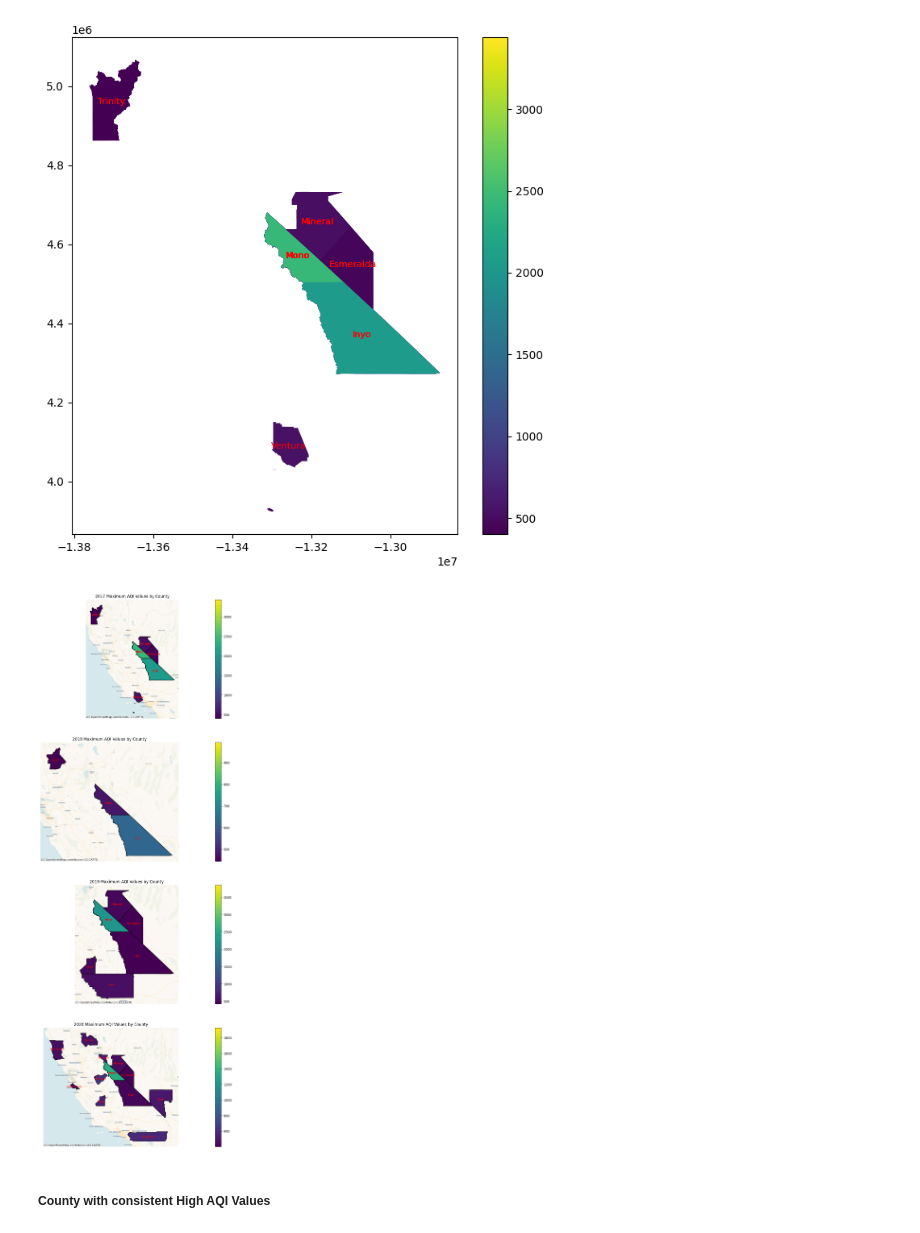
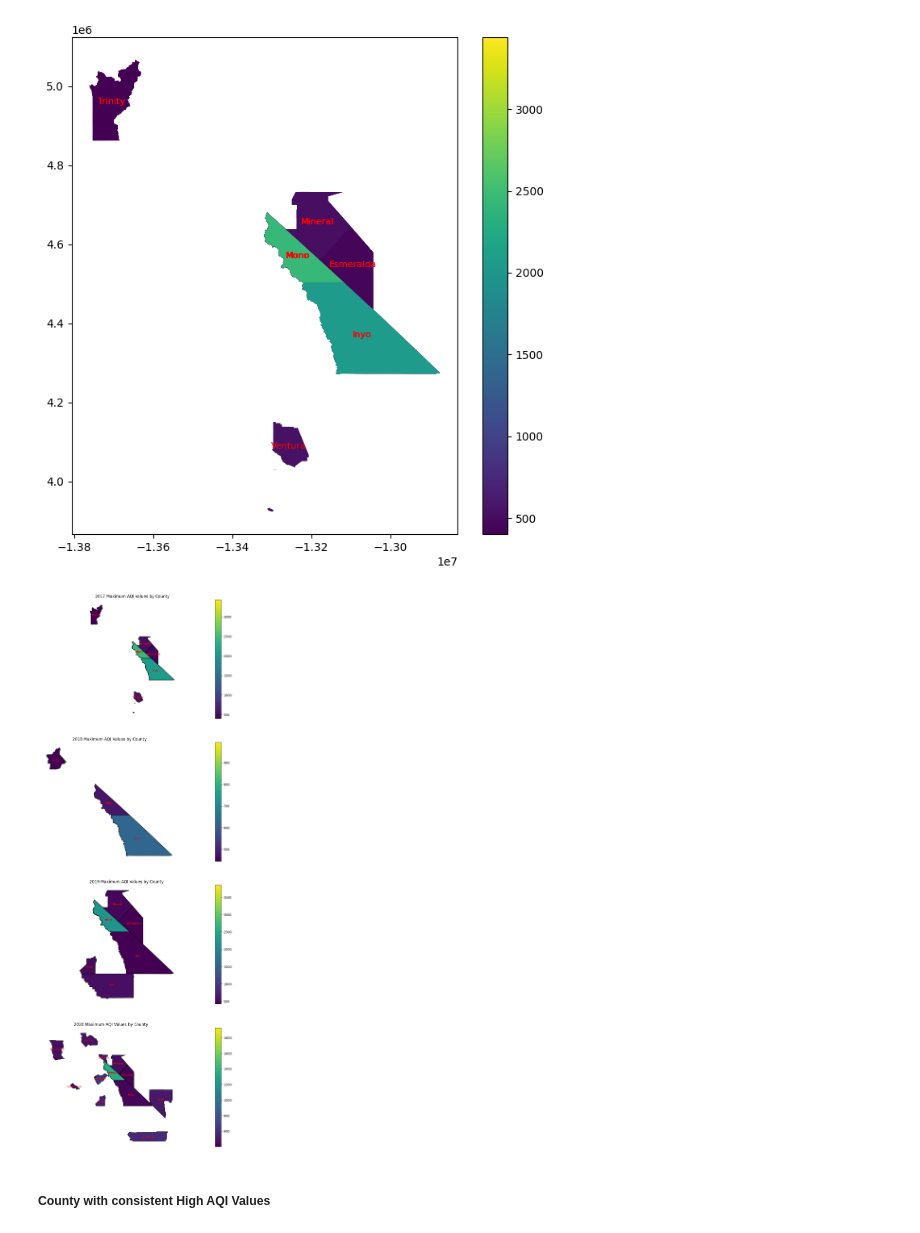
Before and after one commit to abdullahpichoo/GeoSpatialAnalysis-AQI-Impact-on-Public-Health, a Jupyter notebook: Project.ipynb, the cells around one changed output. Drawn from its saved outputs; the diff is of its cells as text; code cells hidden in the pictures.

```diff
--- a/Project.ipynb
+++ b/Project.ipynb
@@ -779,9 +786,9 @@ for idx, row in week_2017.iterrows():
         color="red",
         fontsize=8,
     )
-cx.add_basemap(
-    ax[0], crs=week_2017.crs.to_string(), source=cx.providers.CartoDB.Voyager
-)
+# cx.add_basemap(
+#     ax[0], crs=week_2017.crs.to_string(), source=cx.providers.CartoDB.Voyager
+# )
 ax[0].set_title("2017 Maximum AQI Values by County")
 ax[0].set_axis_off()
 
@@ -803,9 +810,9 @@ for idx, row in week_2018.iterrows():
         color="red",
         fontsize=8,
     )
-cx.add_basemap(
-    ax[1], crs=week_2018.crs.to_string(), source=cx.providers.CartoDB.Voyager
-)
+# cx.add_basemap(
+#     ax[1], crs=week_2018.crs.to_string(), source=cx.providers.CartoDB.Voyager
+# )
 ax[1].set_title("2018 Maximum AQI Values by County")
 ax[1].set_axis_off()
 
@@ -824,40 +831,41 @@ for idx, row in week_2019.iterrows():
         xy=row.geometry.centroid.coords[0],
         ha="center",
         va="center",
         color="red",
         fontsize=8,
     )
-cx.add_basemap(
-    ax[2], crs=week_2019.crs.to_string(), source=cx.providers.CartoDB.Voyager
-)
+# cx.add_basemap(
+#     ax[2], crs=week_2019.crs.to_string(), source=cx.providers.CartoDB.Voyager
+# )
 ax[2].set_title("2019 Maximum AQI Values by County")
 ax[2].set_axis_off()
+
 
 week_2020.plot(column="NAME", cmap="viridis", ax=ax[3])
 week_2020.plot(
     column="WEEKLY_MAX_AQI",
     cmap="viridis",
     legend=True,
     ax=ax[3],
     linewidth=1,
     edgecolor="black",
 )
 for idx, row in week_2020.iterrows():
     ax[3].annotate(
         row["NAME"],
         xy=row.geometry.centroid.coords[0],
         ha="center",
         va="center",
         color="red",
         fontsize=8,
     )
-cx.add_basemap(
-    ax[3], crs=week_2020.crs.to_string(), source=cx.providers.CartoDB.Voyager
-)
+# cx.add_basemap(
+#     ax[3], crs=week_2020.crs.to_string(), source=cx.providers.CartoDB.Voyager
+# )
 ax[3].set_title("2020 Maximum AQI Values by County")
 ax[3].set_axis_off()
 # %% [output]
-[figure, old version]
+[figure, new version]
 # %% [markdown]
 ##### County with consistent High AQI Values
 # %%
```
Also changed, not shown: parts of 17 cells of this notebook.
